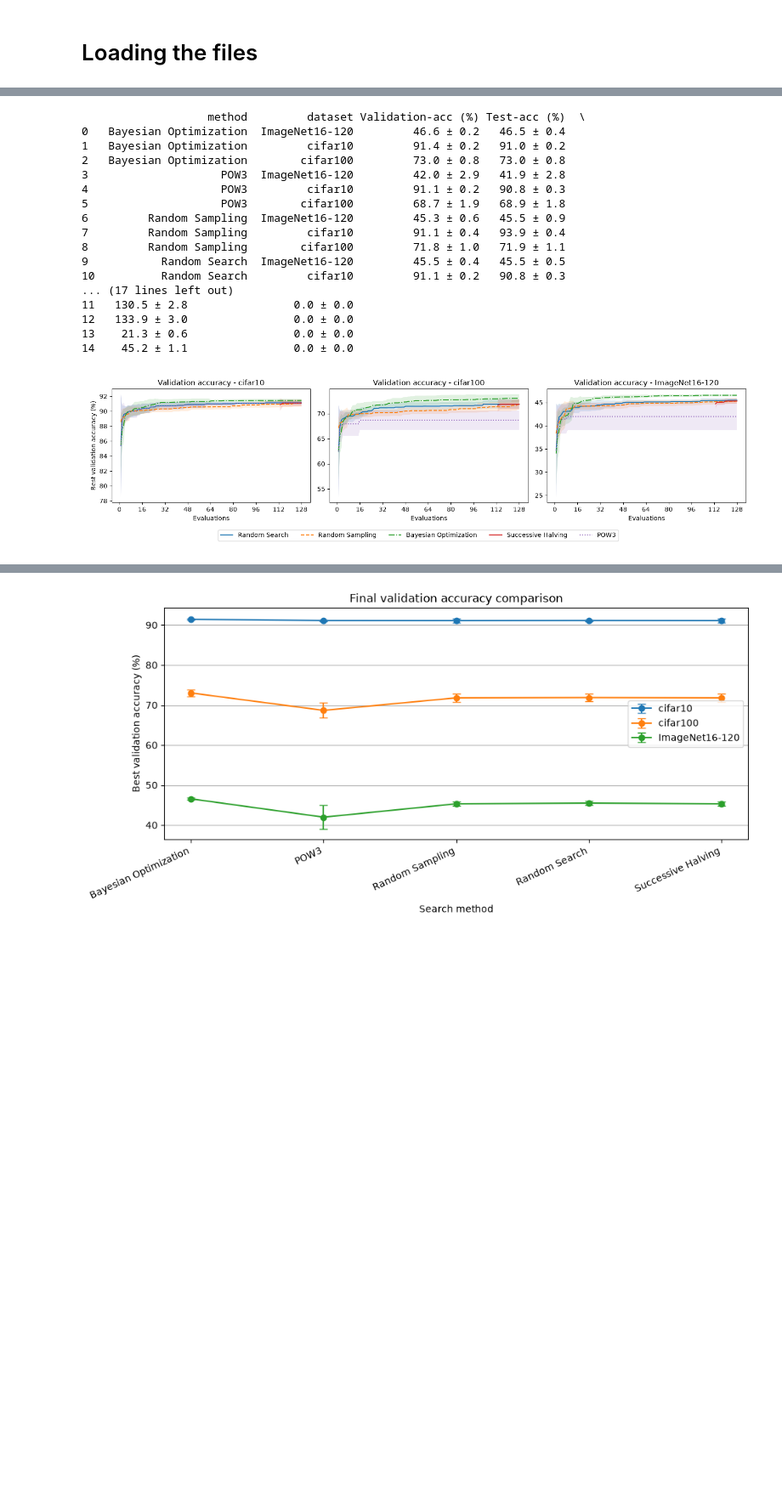
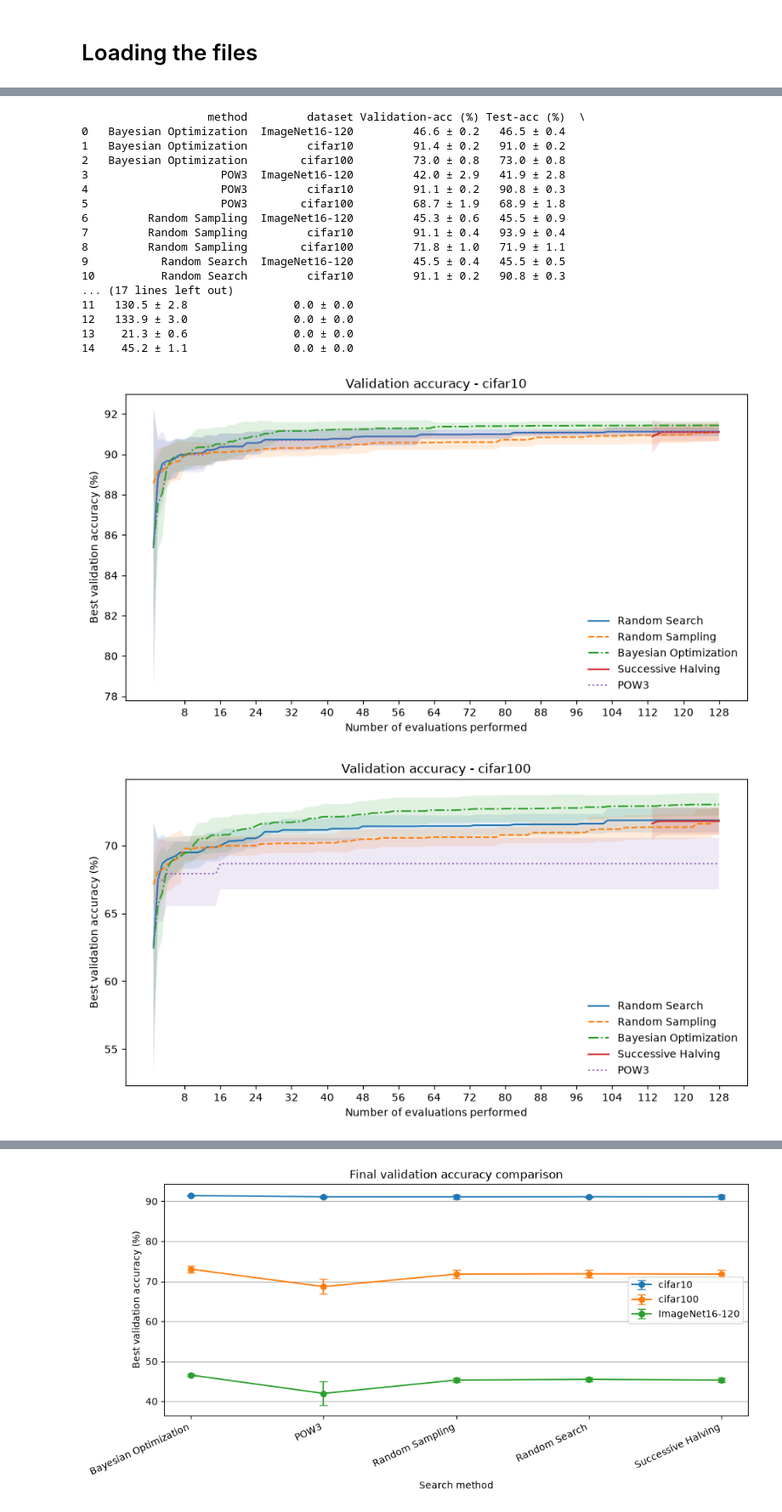
Before and after one commit to MrHydrion/AutoML-assignment2, a Jupyter notebook: A2.ipynb, the cells around one changed output, grey strips where cells are left out. Shown at 85% size. Saved outputs shown, nothing was run; the diff lists cells and outputs as text; code cells hidden in the pictures; blank space fills up the shorter version.

```diff
--- a/A2.ipynb
+++ b/A2.ipynb
@@ -53,16 +65,22 @@ Number of architectures: 15625
 
 ## Random Search
 # %%
+
+
 def random_search(seed, hp_schedule, n_evals, dataset):
+        """"
+        Random sampling randomly samples 1 architecture and evaluates them each time.
+
+        """
         records = []
         used_idx = set()
-        rng = np.random.default_rng(seed)
+        rng = np.random.default_rng(seed) # randomization is used this way
         best_val_accuracy = -float("inf")
         best_test_accuracy = 0
         best_idx = None
         cumulative_cost = 0.0
 
-
+        # this was coppied of the tutorial, we could just change the dataset input, but we just kept this
         if dataset == 'cifar10':
             name = 'cifar10-valid'
         else:
@@ -908,6 +891,8 @@ print(final_comparison_table)
 
 
 
+# figure that shows the best_validation accuracy for each dataset on each evaluation at 200
+
 # some of the historys have more than n_evals, that why we will take the last of each one
 history_eval = (history_df
                 .sort_values(["method", "dataset", "seed", "evaluation", "computation_cost"]) # done since we want the last done to be defintly the on that was performed last
@@ -927,60 +912,59 @@ styles = {
     "POW3": {"linestyle": ":", "marker": None}
 }
 
-
-
-
-
 # creating figure for validation acc
-fig, axes = plt.subplots(1, 3, figsize=(15, 3.5))
-
-for ax, dataset in zip(axes, DATASETS):
+for dataset in DATASETS:
+    plt.figure(figsize=(9, 5))
 
     for method in methods:
-
         data = history_eval[
-            (history_eval["dataset"] == dataset ) &
+            (history_eval["dataset"] == dataset) &
             (history_eval["method"] == method)
         ]
 
         stats = (
             data.groupby("evaluation")["best_val_accuracy"]
             .agg(["mean", "std"])
         )
 
-        ax.plot(stats.index, stats["mean"], label=method, **styles[method])
-        ax.fill_between(stats.index, stats["mean"] - stats["std"], stats["mean"] + stats["std"], alpha=0.14)
+        plt.plot(
+            stats.index,
+            stats["mean"],
+            label=method,
+            **styles[method]
+        )
 
-    ax.set_xlabel("Evaluations")
-    ax.set_title(f"Validation accuracy - {dataset}")
-    ax.set_xticks(np.arange(0, 129, 16))
-    # plt.xlim(1, 128)
-    # plt.xlim(left=1)
+        plt.fill_between(
+            stats.index,
+            stats["mean"] - stats["std"],
+            stats["mean"] + stats["std"],
+            alpha=0.14
+        )
 
-axes[0].set_ylabel("Best validation accuracy (%)")
-
-handles, labels = axes[0].get_legend_handles_labels()
-fig.legend(
-    handles, labels, loc="lower center", bbox_to_anchor=(0.5, -0.10), ncol=5,
-)
-plt.tight_layout()
-plt.show()
+    plt.xlabel("Number of evaluations performed")
+    plt.ylabel("Best validation accuracy (%)")
+    plt.title(f"Validation accuracy - {dataset}")
+    plt.legend(loc="lower right", frameon=False)
+    plt.xticks(np.arange(8, 129, 8))
+    plt.tight_layout()
+    plt.show()
 # %% [output]
                    method         dataset Validation-acc (%) Test-acc (%)  \
 0   Bayesian Optimization  ImageNet16-120         46.6 ± 0.2   46.5 ± 0.4
 1   Bayesian Optimization         cifar10         91.4 ± 0.2   91.0 ± 0.2
 2   Bayesian Optimization        cifar100         73.0 ± 0.8   73.0 ± 0.8
 3                    POW3  ImageNet16-120         42.0 ± 2.9   41.9 ± 2.8
 4                    POW3         cifar10         91.1 ± 0.2   90.8 ± 0.3
 5                    POW3        cifar100         68.7 ± 1.9   68.9 ± 1.8
 6         Random Sampling  ImageNet16-120         45.3 ± 0.6   45.5 ± 0.9
 7         Random Sampling         cifar10         91.1 ± 0.4   93.9 ± 0.4
 8         Random Sampling        cifar100         71.8 ± 1.0   71.9 ± 1.1
 9           Random Search  ImageNet16-120         45.5 ± 0.4   45.5 ± 0.5
 10          Random Search         cifar10         91.1 ± 0.2   90.8 ± 0.3
 ... (17 lines left out)
 11   130.5 ± 2.8                0.0 ± 0.0
 12   133.9 ± 3.0                0.0 ± 0.0
 13    21.3 ± 0.6                0.0 ± 0.0
 14    45.2 ± 1.1                0.0 ± 0.0
-[figure, old version]
+[figure, new version]
+[figure, added]
```
Also changed, not shown: parts of 10 cells of this notebook, 5 other files.
